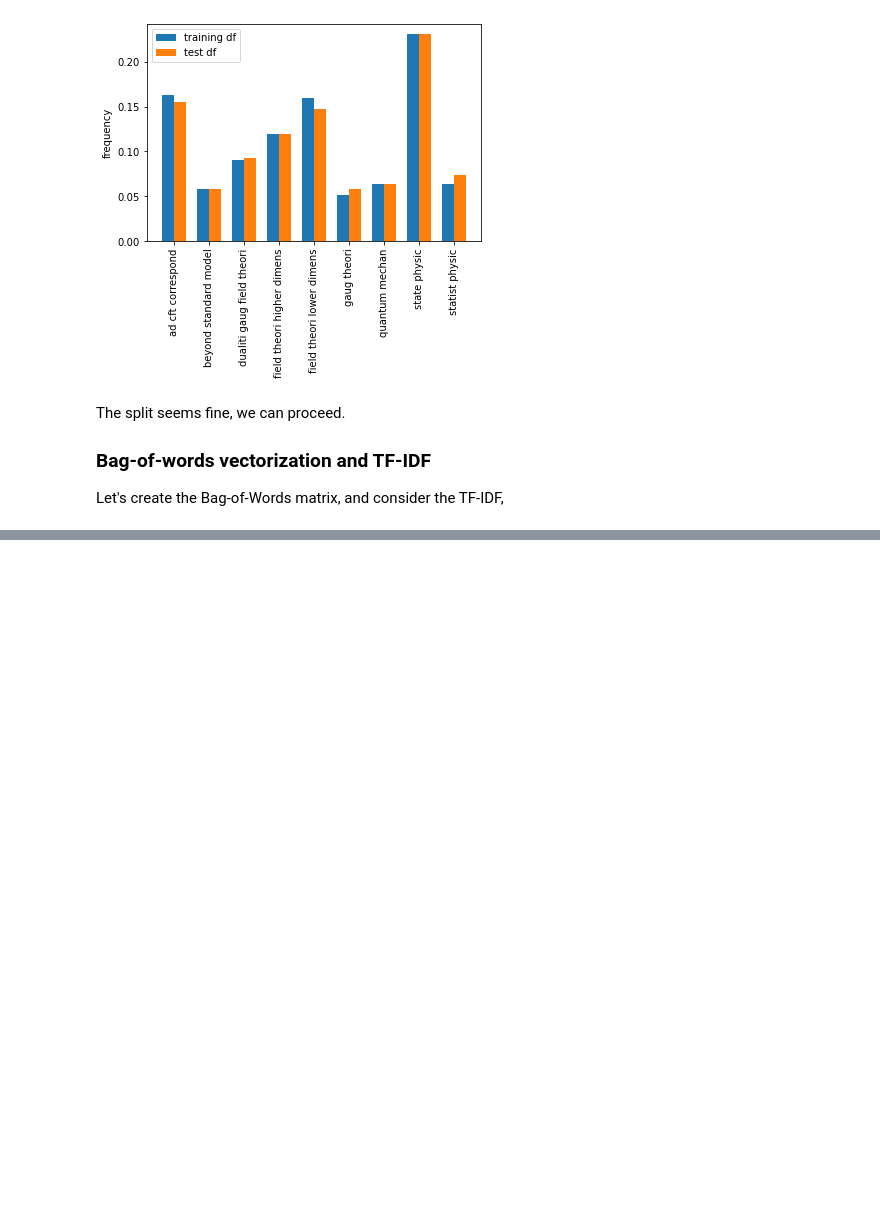
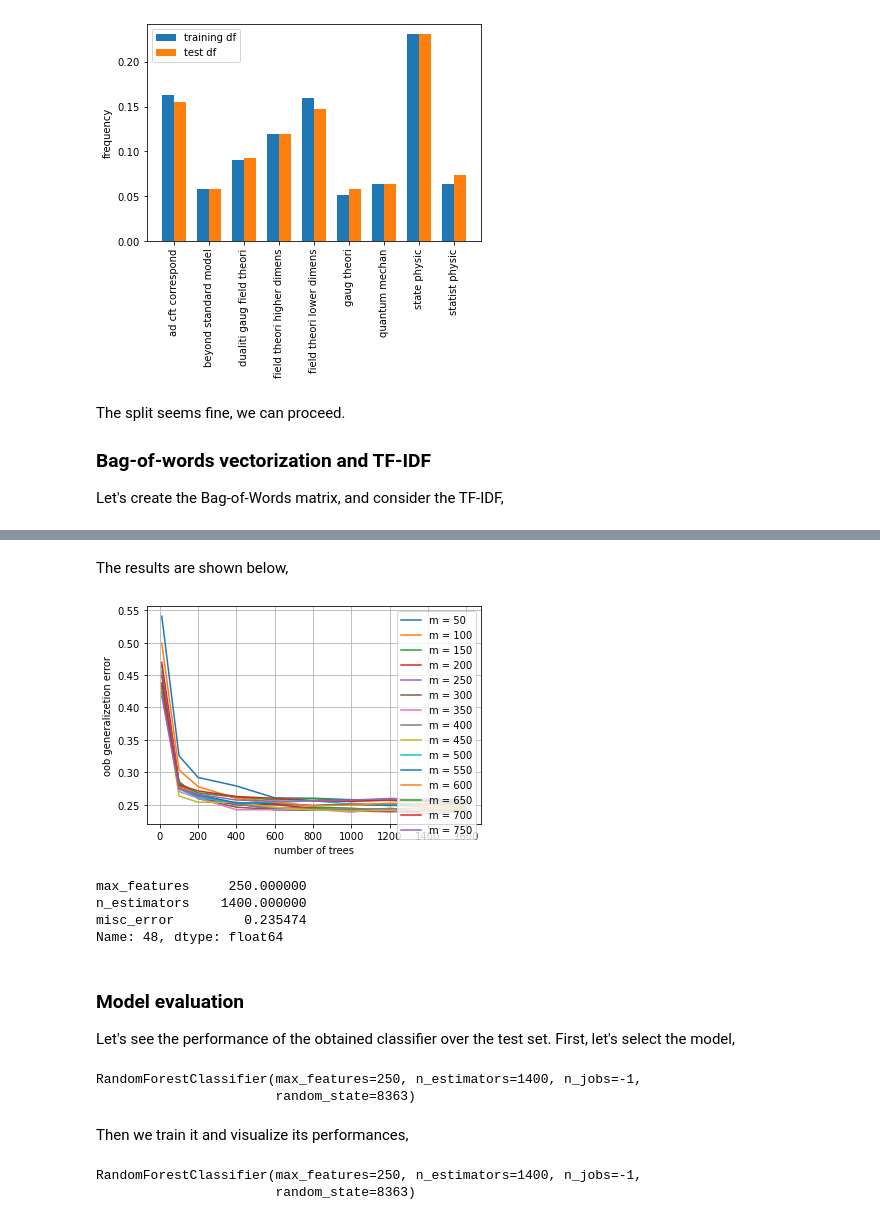
Before and after one commit to carlosparaciari/abstract-classification-supervised, a Jupyter notebook: paper_classification.ipynb, the cells around one changed output, grey strips where cells are left out. Drawn from its saved outputs; the diff is of its cells as text; code cells hidden in the pictures; blank space fills up the shorter version.

Commit message:
Random forest and gradient boosting implemented, with CV performed on server

```diff
--- a/paper_classification.ipynb
+++ b/paper_classification.ipynb
@@ -636,0 +717,55 @@ X.shape
+# %%
+max_features_rf = np.arange(50,750+1,50,dtype=np.int)
+
+n_estimators_rf = [10,100,200,400,600,800,1000,1200,1400,1600]
+# %% [markdown]
+The results are shown below,
+# %%
+df_oob_RF = pd.read_pickle('./cross-val/random_forest/oob_results.pkl')
+
+for m in max_features_rf:
+
+    # we select the scores for a given choice of max features
+    relevant_df = df_oob_RF[df_oob_RF['max_features'] == m]
+    relevant_df.sort_values('n_estimators')
+
+    obb_error = relevant_df['misc_error'].to_numpy()
+
+    # And we plot the CV results with error bars
+    plt.plot(n_estimators_rf,obb_error,label='m = {}'.format(m))
+    plt.xlabel('number of trees')
+    plt.ylabel('oob generalizetion error')
+    plt.grid()
+    plt.legend()
+plt.show()
+# %% [output]
+[figure, added]
+# %%
+df_oob_RF.iloc[df_oob_RF['misc_error'].argmin()]
+# %% [output]
+max_features     250.000000
+n_estimators    1400.000000
+misc_error         0.235474
+Name: 48, dtype: float64
+# %% [markdown]
+### Model evaluation
+
+Let's see the performance of the obtained classifier over the test set. First, let's select the model,
+# %%
+model_RF = RandomForestClassifier()
+
+model_RF.set_params(max_features=250)
+model_RF.set_params(n_estimators=1400)
+
+model_RF.set_params(random_state=8363)
+model_RF.set_params(n_jobs=-1)
+# %% [output]
+RandomForestClassifier(max_features=250, n_estimators=1400, n_jobs=-1,
+                       random_state=8363)
+# %% [markdown]
+Then we train it and visualize its performances,
+# %%
+model_RF.fit(X_train,y_train)
+# %% [output]
+RandomForestClassifier(max_features=250, n_estimators=1400, n_jobs=-1,
+                       random_state=8363)
```
Also changed, not shown: parts of 46 cells of this notebook, 2 other files.
